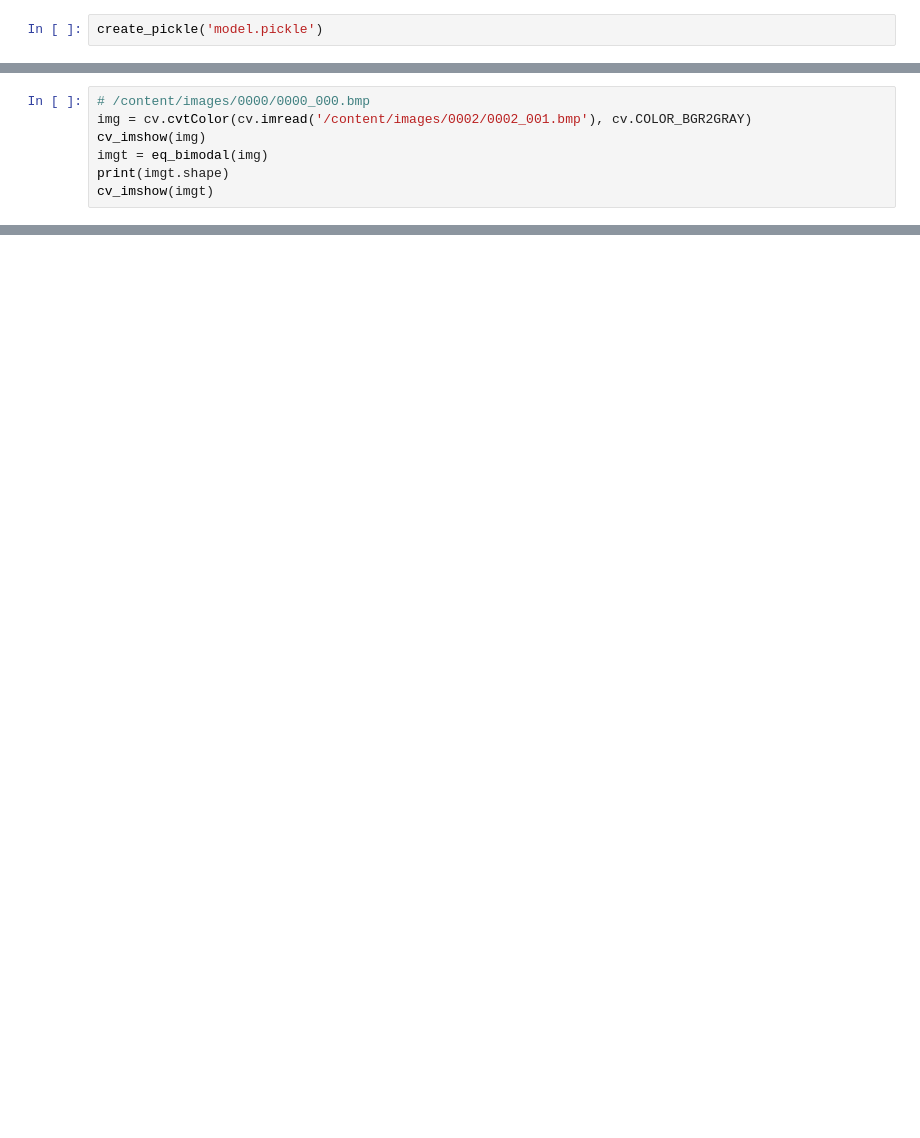
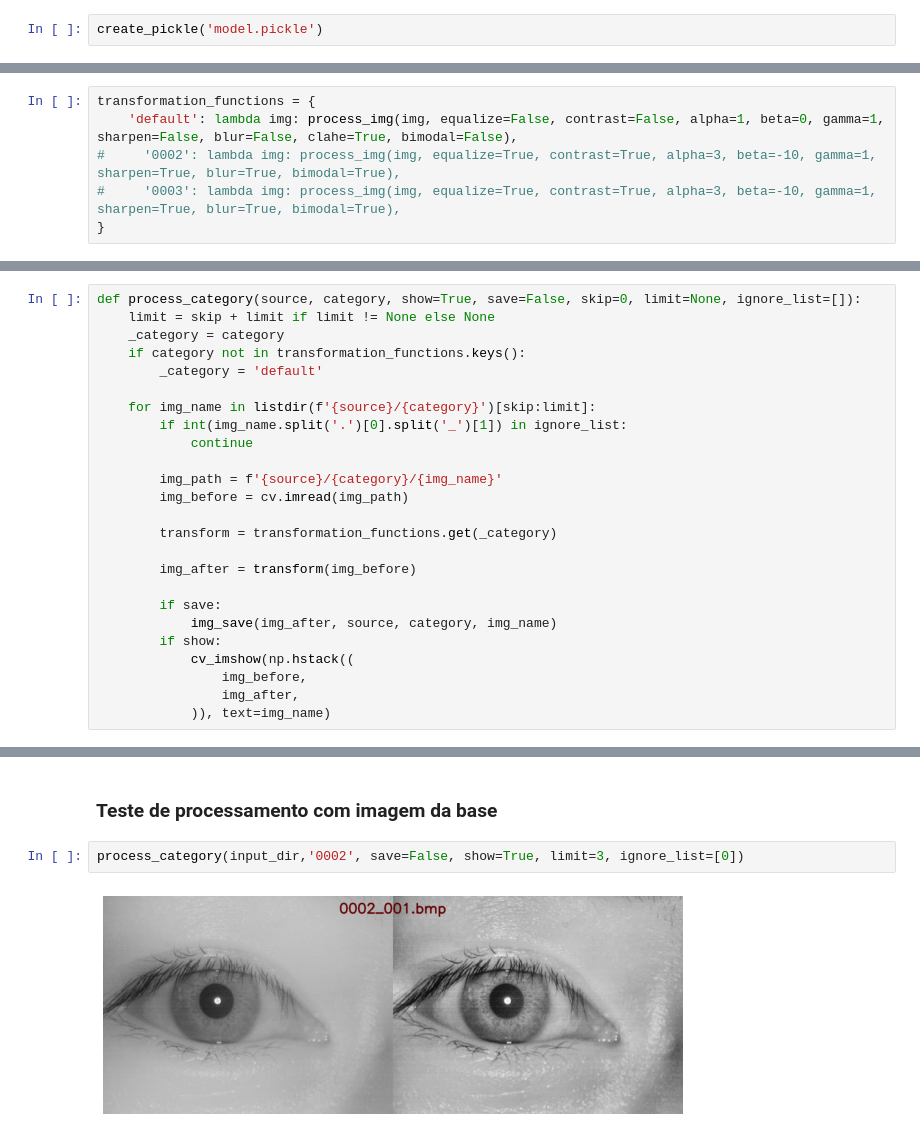
Before and after one commit to cicerotcv/iris-recognition, a Jupyter notebook: projeto.ipynb, the cells around one changed output, grey strips where cells are left out. Drawn from its saved outputs; the diff is of its cells as text; blank space fills up the shorter version.

```diff
--- a/projeto.ipynb
+++ b/projeto.ipynb
@@ -284,7 +236,0 @@ def process_category(source, category, show=True, save=False, skip=0, limit=None
-# %%
-# /content/images/0000/0000_000.bmp
-img = cv.cvtColor(cv.imread('/content/images/0002/0002_001.bmp'), cv.COLOR_BGR2GRAY)
-cv_imshow(img)
-imgt = eq_bimodal(img)
-print(imgt.shape)
-cv_imshow(imgt)
@@ -325,0 +265,6 @@ process_category(input_dir,'0002', show=True, save=True)
+# %%
+transformation_functions = {
+    'default': lambda img: process_img(img, equalize=False, contrast=False, alpha=1, beta=0, gamma=1, sharpen=False, blur=False, clahe=True, bimodal=False),
+#     '0002': lambda img: process_img(img, equalize=True, contrast=True, alpha=3, beta=-10, gamma=1, sharpen=True, blur=True, bimodal=True),
+#     '0003': lambda img: process_img(img, equalize=True, contrast=True, alpha=3, beta=-10, gamma=1, sharpen=True, blur=True, bimodal=True),
+}
@@ -325,0 +275,25 @@ process_category(input_dir,'0002', show=True, save=True)
+# %%
+def process_category(source, category, show=True, save=False, skip=0, limit=None, ignore_list=[]):
+    limit = skip + limit if limit != None else None
+    _category = category
+    if category not in transformation_functions.keys():
+        _category = 'default'
+
+    for img_name in listdir(f'{source}/{category}')[skip:limit]:
+        if int(img_name.split('.')[0].split('_')[1]) in ignore_list:
+            continue
+
+        img_path = f'{source}/{category}/{img_name}'
+        img_before = cv.imread(img_path)
+
+        transform = transformation_functions.get(_category)
+
+        img_after = transform(img_before)
+
+        if save:
+            img_save(img_after, source, category, img_name)
+        if show:
+            cv_imshow(np.hstack((
+                img_before,
+                img_after,
+            )), text=img_name)
@@ -325,0 +323,6 @@ process_category(input_dir,'0002', show=True, save=True)
+# %% [markdown]
+### Teste de processamento com imagem da base
+# %%
+process_category(input_dir,'0002', save=False, show=True, limit=3, ignore_list=[0])
+# %% [output]
+[figure, added]
```
Also changed, not shown: parts of 71 cells of this notebook, 1 other file.
